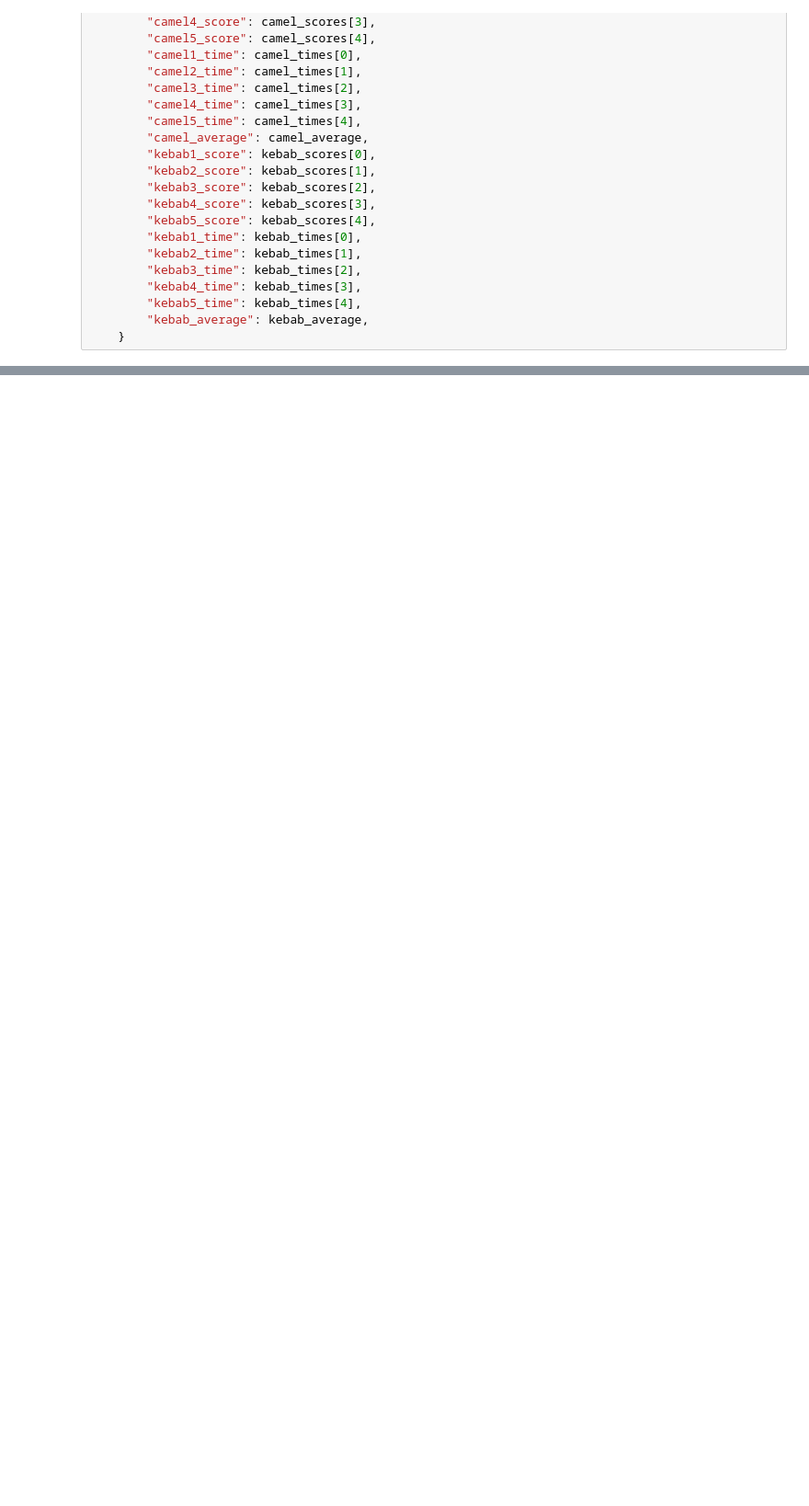
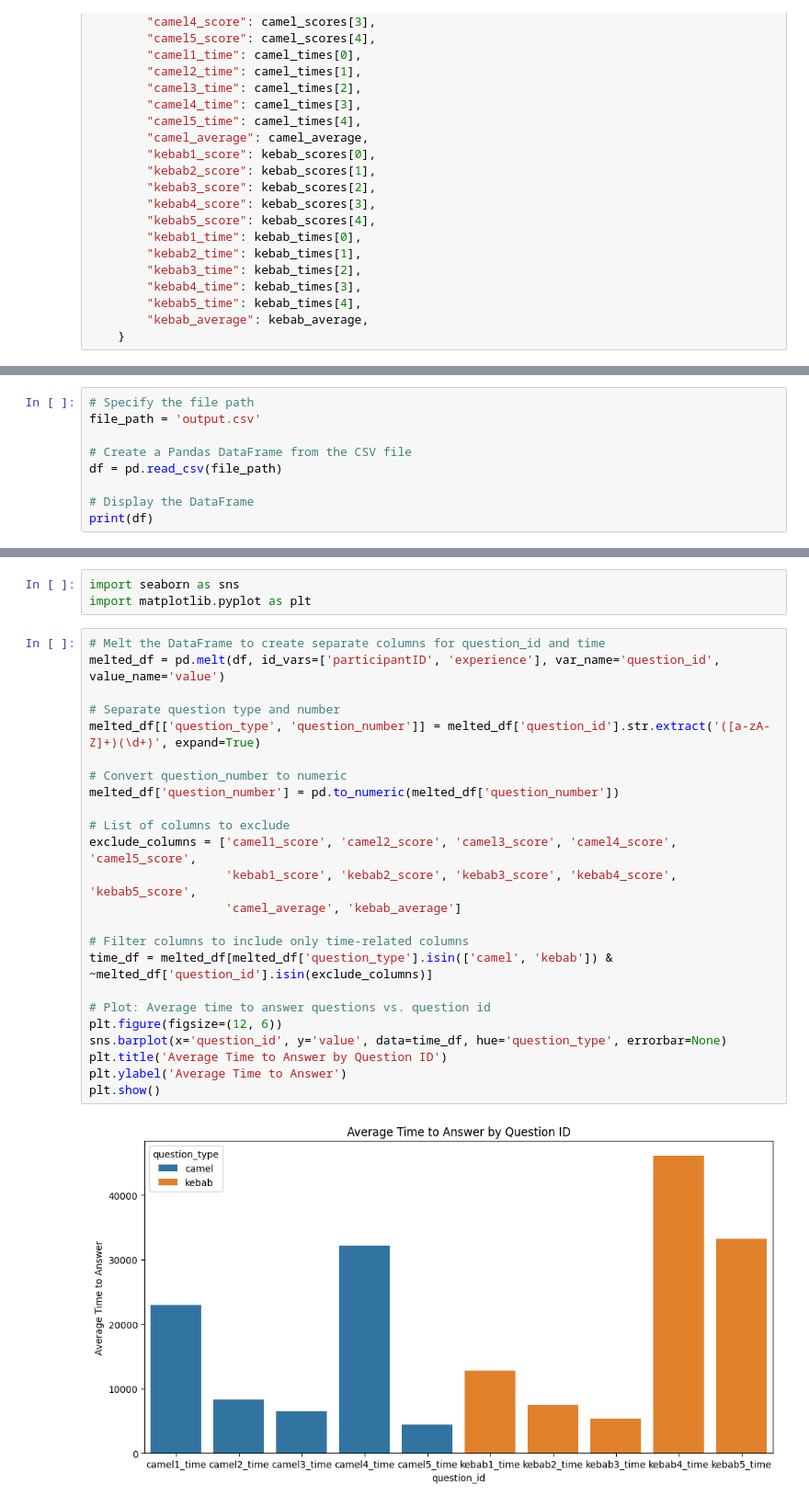
Before and after one commit to kybeka/projects-ee, a Jupyter notebook: exp2/datas/d.ipynb, the cells around one changed output, grey strips where cells are left out. Shown at 92% size. Saved outputs shown, nothing was run; the diff lists cells and outputs as text; blank space fills up the shorter version.

Commit message:
mmmm data

```diff
--- a/exp2/datas/d.ipynb
+++ b/exp2/datas/d.ipynb
@@ -96,0 +110,9 @@ print(csv_data_string)
+# %%
+# Specify the file path
+file_path = 'output.csv'
+
+# Create a Pandas DataFrame from the CSV file
+df = pd.read_csv(file_path)
+
+# Display the DataFrame
+print(df)
@@ -96,0 +137,29 @@ print(csv_data_string)
+# %%
+import seaborn as sns
+import matplotlib.pyplot as plt
+# %%
+# Melt the DataFrame to create separate columns for question_id and time
+melted_df = pd.melt(df, id_vars=['participantID', 'experience'], var_name='question_id', value_name='value')
+
+# Separate question type and number
+melted_df[['question_type', 'question_number']] = melted_df['question_id'].str.extract('([a-zA-Z]+)(\d+)', expand=True)
+
+# Convert question_number to numeric
+melted_df['question_number'] = pd.to_numeric(melted_df['question_number'])
+
+# List of columns to exclude
+exclude_columns = ['camel1_score', 'camel2_score', 'camel3_score', 'camel4_score', 'camel5_score',
+                   'kebab1_score', 'kebab2_score', 'kebab3_score', 'kebab4_score', 'kebab5_score',
+                   'camel_average', 'kebab_average']
+
+# Filter columns to include only time-related columns
+time_df = melted_df[melted_df['question_type'].isin(['camel', 'kebab']) & ~melted_df['question_id'].isin(exclude_columns)]
+
+# Plot: Average time to answer questions vs. question id
+plt.figure(figsize=(12, 6))
+sns.barplot(x='question_id', y='value', data=time_df, hue='question_type', errorbar=None)
+plt.title('Average Time to Answer by Question ID')
+plt.ylabel('Average Time to Answer')
+plt.show()
+# %% [output]
+[figure, added]
```
Also changed, not shown: parts of 5 cells of this notebook, 1 other file.
